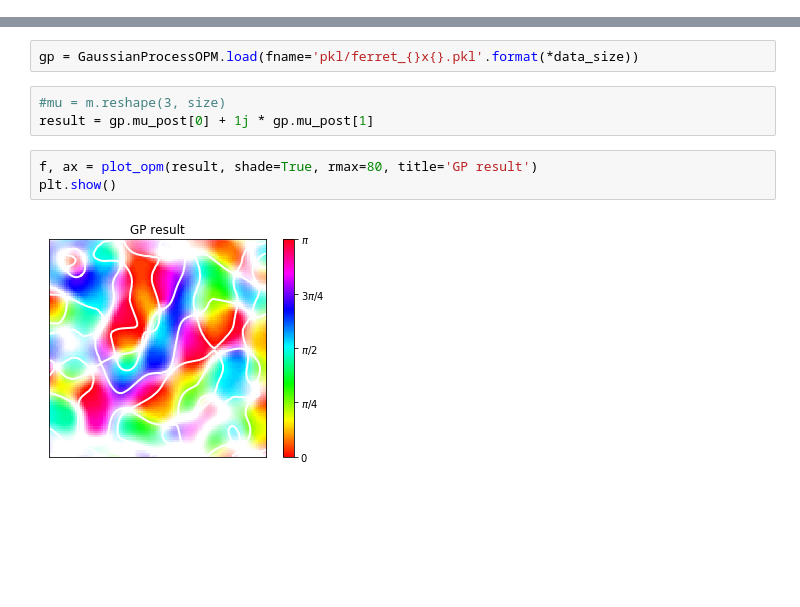
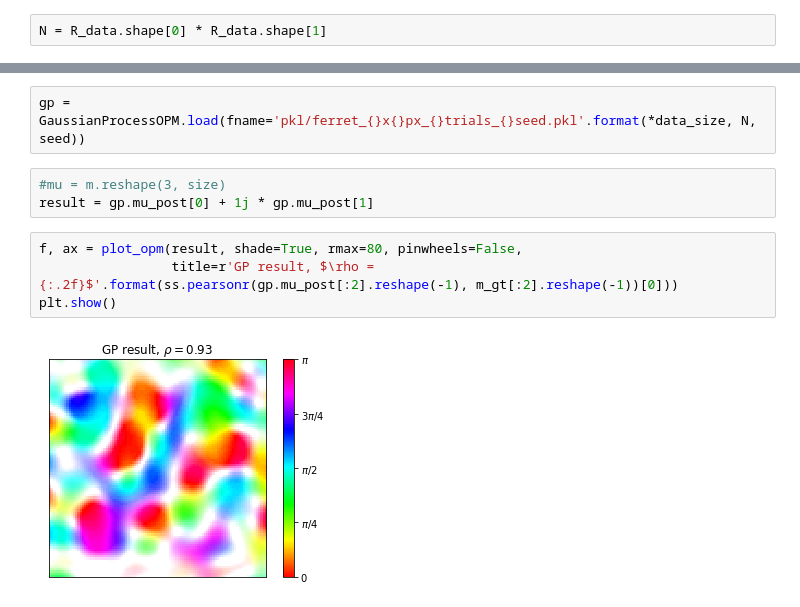
Before and after one commit to mackelab/gp-maps-python, a Jupyter notebook: FerretData.ipynb, the cells around one changed output, grey strips where cells are left out. Drawn from its saved outputs; the diff is of its cells as text; blank space fills up the shorter version.

```diff
--- a/FerretData.ipynb
+++ b/FerretData.ipynb
@@ -129,5 +130,7 @@ R_data = R[:,idx,:,100:]
 V_data = create_stimuli([1.], angles, 5)
 
 data_size = R_data.shape[2:]
+# %%
+N = R_data.shape[0] * R_data.shape[1]
 # %%
 m_gt = calculate_map(R_gt, create_stimuli([1.], angles, 95))
@@ -161,13 +201,14 @@ gp.save(fname='pkl/ferret_{}x{}.pkl'.format(*data_size))
 # %%
-gp = GaussianProcessOPM.load(fname='pkl/ferret_{}x{}.pkl'.format(*data_size))
+gp = GaussianProcessOPM.load(fname='pkl/ferret_{}x{}px_{}trials_{}seed.pkl'.format(*data_size, N, seed))
 # %%
 #mu = m.reshape(3, size)
 result = gp.mu_post[0] + 1j * gp.mu_post[1]
 # %%
-f, ax = plot_opm(result, shade=True, rmax=80, title='GP result')
+f, ax = plot_opm(result, shade=True, rmax=80, pinwheels=False,
+                 title=r'GP result, $\rho = {:.2f}$'.format(ss.pearsonr(gp.mu_post[:2].reshape(-1), m_gt[:2].reshape(-1))[0]))
 plt.show()
 # %% [output]
-[figure, old version]
+[figure, new version]
 # %%
 noise_var = np.diag(gp.noise.covariance)
 
```
Also changed, not shown: parts of 11 cells of this notebook, 1 other file.
